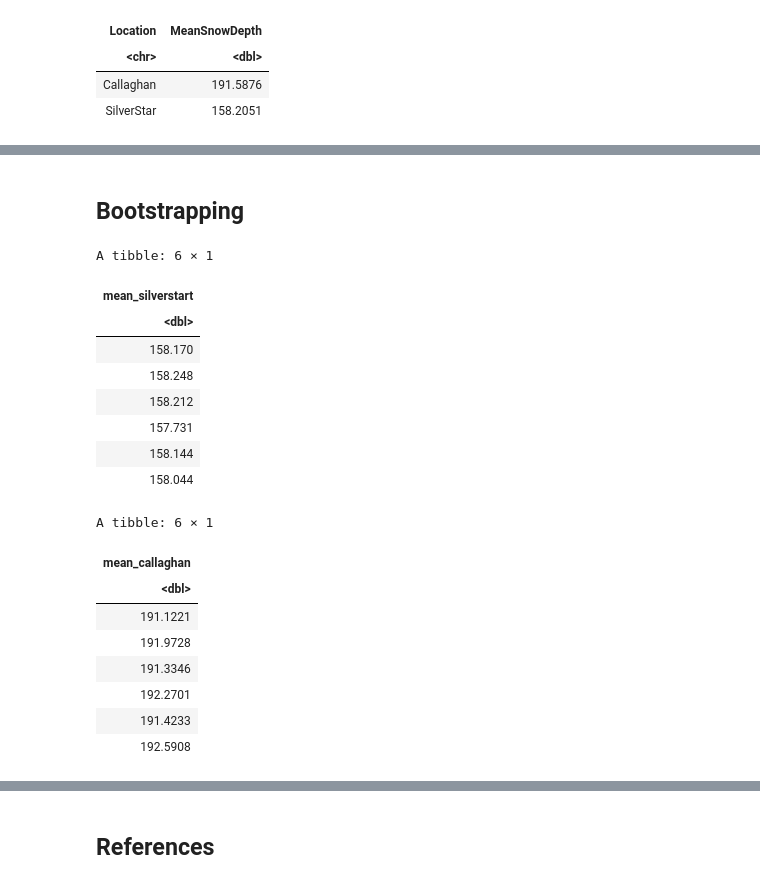
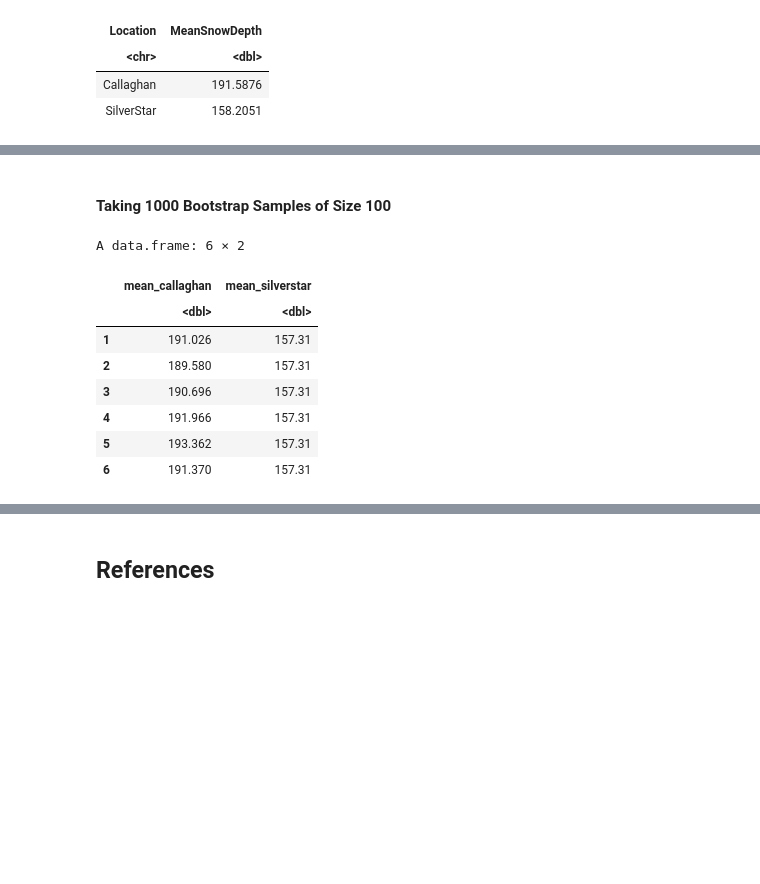
Before and after one commit to carlosperez67/Inferential-Analysis-on-Snow-Depth-Due-to-Elevation, a Jupyter notebook: GroupProposal.ipynb, the cells around one changed output, grey strips where cells are left out. Saved outputs shown, nothing was run; the diff lists cells and outputs as text; code cells hidden in the pictures; blank space fills up the shorter version.

```diff
--- a/GroupProposal.ipynb
+++ b/GroupProposal.ipynb
@@ -166,9 +120,9 @@ A data.frame: 6 × 4
 # %% [markdown]
 As stated in our introduction, the seasons play a desicive role in snow depth and air temperature. Therefore we will only look at data from the month of January, which is conviently in the dead of the Canadian winter.
 # %%
-jan_data <- telementary |>
-    filter(as.numeric(strftime(telementary$Time, "%m")) == 1,
-          as.numeric(strftime(telementary$Time, "%Y")) == 2019,)
+jan_data <- snow_data |>
+    filter(as.numeric(strftime(snow_data$Time, "%m")) == 1,
+          as.numeric(strftime(snow_data$Time, "%Y")) == 2019,)
 
 #Adding another column to easily graph the dates on the x-axis
 jan_data <- jan_data |>
@@ -260,43 +235,35 @@ We will also calculate the confidence intervals through bootstrapping and asympt
 # %% [markdown]
-## Bootstrapping
+#### Taking 1000 Bootstrap Samples of Size 100
 # %%
-# bootstrap for snow depth for SilverStart
-dist_mean_depth_silverstart <-
+# bootstrap for snow depth for SilverStar
+dist_mean_depth_silverstar <-
      jan_data %>%
      filter(Location == "SilverStar") %>%
-     rep_sample_n(reps = 100, size = 1000, replace = TRUE) %>%
+     rep_sample_n(reps = 1000, size = 100, replace = TRUE) %>%
      group_by(replicate) %>%
-     summarize(mean_silverstart = mean(SnowDepth)) %>%
-     select(mean_silverstart)
-
-head(dist_mean_depth_silverstart)
+     summarize(mean_silverstar = mean(SnowDepth)) %>%
+     select(mean_silverstar)
 
 # bootstrap for snow depth for Callaghan
 dist_mean_depth_callaghan <-
      jan_data %>%
      filter(Location == "Callaghan") %>%
-     rep_sample_n(reps = 100, size = 1000, replace = TRUE) %>%
+     rep_sample_n(reps = 1000, size = 100, replace = TRUE) %>%
      group_by(replicate) %>%
      summarize(mean_callaghan = mean(SnowDepth)) %>%
      select(mean_callaghan)
 
-head(dist_mean_depth_callaghan)
+# Merging the two datasets together
+bootstrap_dist_snow <- merge(dist_mean_depth_callaghan, dist_mean_depth_silverstar)
+
+head(bootstrap_dist_snow)
 # %% [output]
-A tibble: 6 × 1
+A data.frame: 6 × 2
-| mean_silverstart |
-| <dbl> |
-| 158.170 |
-| 158.248 |
-| 158.212 |
-| 157.731 |
-| 158.144 |
-| 158.044 |
+|  | mean_callaghan | mean_silverstar |
+|  | <dbl> | <dbl> |
+| 1 | 191.026 | 157.31 |
+| 2 | 189.580 | 157.31 |
+| 3 | 190.696 | 157.31 |
+| 4 | 191.966 | 157.31 |
+| 5 | 193.362 | 157.31 |
+| 6 | 191.370 | 157.31 |
-A tibble: 6 × 1
-| mean_callaghan |
-| <dbl> |
-| 191.1221 |
-| 191.9728 |
-| 191.3346 |
-| 192.2701 |
-| 191.4233 |
-| 192.5908 |
```
Also changed, not shown: parts of 35 cells of this notebook.
